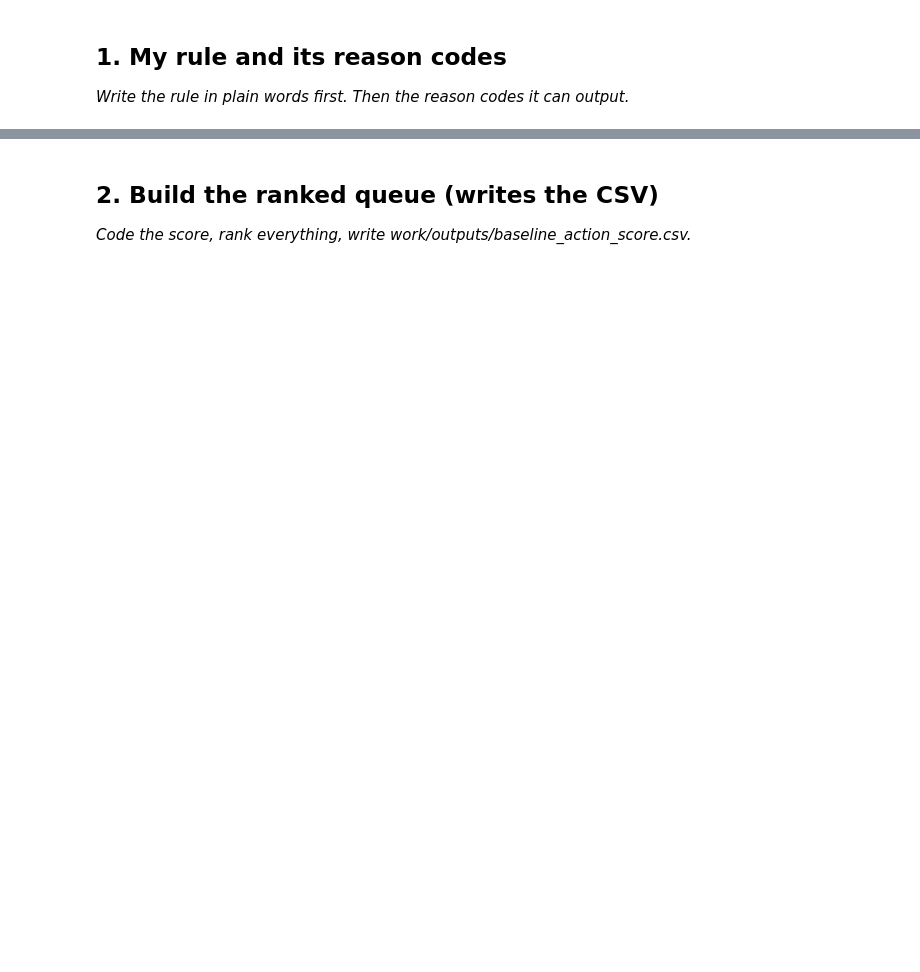
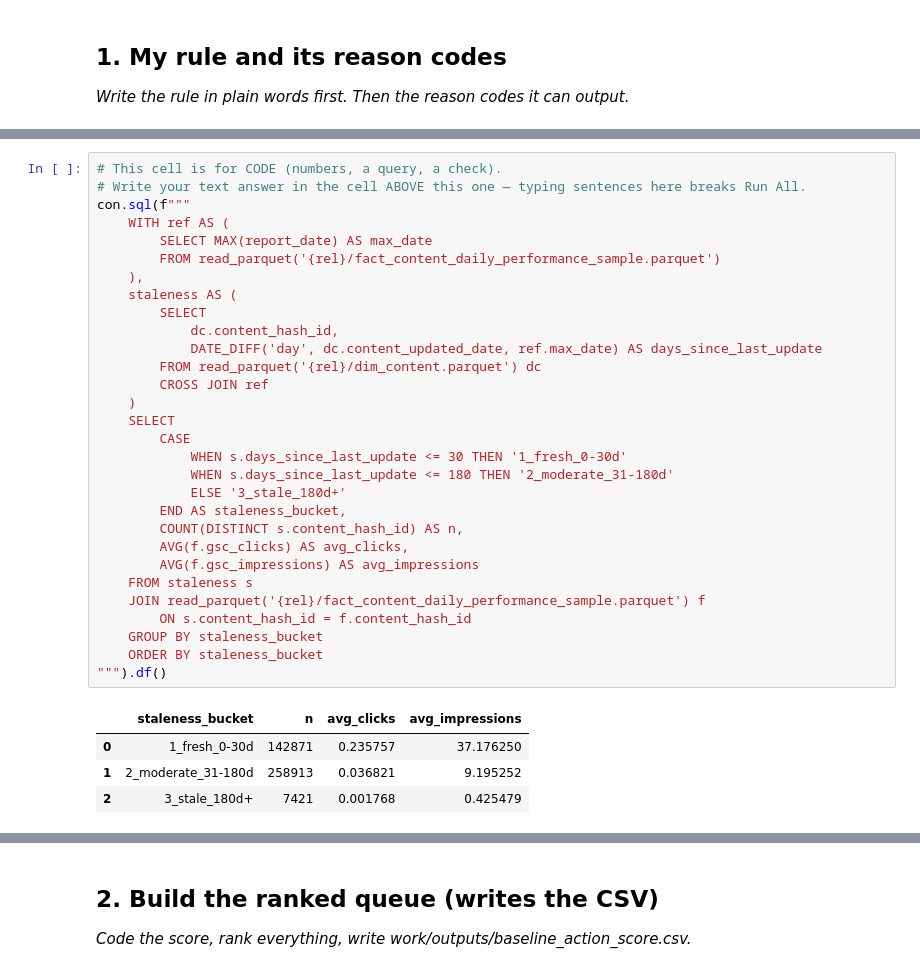
Before and after one commit to tracy030115/flyrank-ml, a Jupyter notebook: work/notebooks/w04_baseline_score.ipynb, the cells around one changed output, grey strips where cells are left out. Drawn from its saved outputs; the diff is of its cells as text; blank space fills up the shorter version.

```diff
--- a/work/notebooks/w04_baseline_score.ipynb
+++ b/work/notebooks/w04_baseline_score.ipynb
@@ -15,0 +28,35 @@ This skeleton is yours to fill. Work the sections **in order** — each one has
+# %%
+# This cell is for CODE (numbers, a query, a check).
+# Write your text answer in the cell ABOVE this one — typing sentences here breaks Run All.
+con.sql(f"""
+    WITH ref AS (
+        SELECT MAX(report_date) AS max_date
+        FROM read_parquet('{rel}/fact_content_daily_performance_sample.parquet')
+    ),
+    staleness AS (
+        SELECT
+            dc.content_hash_id,
+            DATE_DIFF('day', dc.content_updated_date, ref.max_date) AS days_since_last_update
+        FROM read_parquet('{rel}/dim_content.parquet') dc
+        CROSS JOIN ref
+    )
+    SELECT
+        CASE
+            WHEN s.days_since_last_update <= 30 THEN '1_fresh_0-30d'
+            WHEN s.days_since_last_update <= 180 THEN '2_moderate_31-180d'
+            ELSE '3_stale_180d+'
+        END AS staleness_bucket,
+        COUNT(DISTINCT s.content_hash_id) AS n,
+        AVG(f.gsc_clicks) AS avg_clicks,
+        AVG(f.gsc_impressions) AS avg_impressions
+    FROM staleness s
+    JOIN read_parquet('{rel}/fact_content_daily_performance_sample.parquet') f
+        ON s.content_hash_id = f.content_hash_id
+    GROUP BY staleness_bucket
+    ORDER BY staleness_bucket
+""").df()
+# %% [output]
+|  | staleness_bucket | n | avg_clicks | avg_impressions |
+| 0 | 1_fresh_0-30d | 142871 | 0.235757 | 37.176250 |
+| 1 | 2_moderate_31-180d | 258913 | 0.036821 | 9.195252 |
+| 2 | 3_stale_180d+ | 7421 | 0.001768 | 0.425479 |
```
Also changed, not shown: parts of 15 cells of this notebook.
